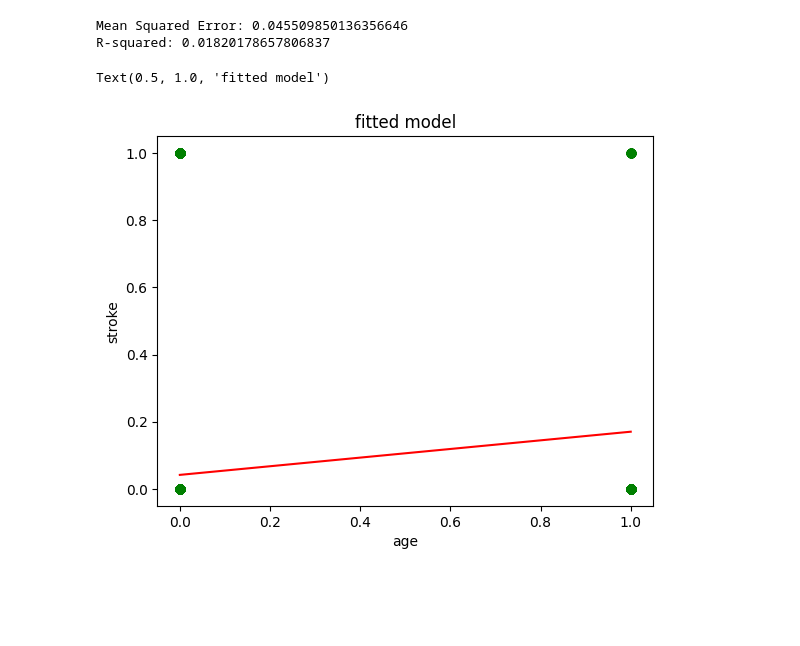
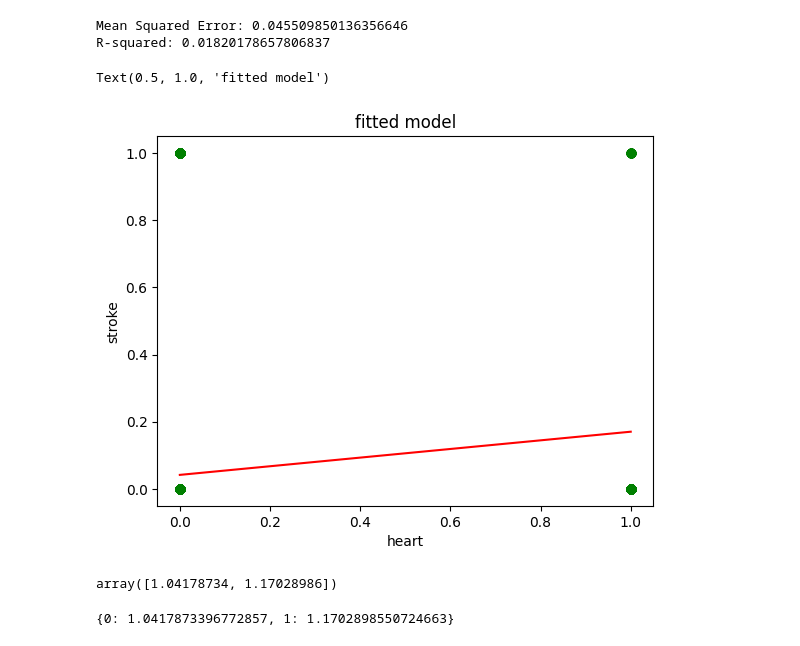
Before and after one commit to FabiusPaulus/Projekt24, a Jupyter notebook: stroke_regression_heart.ipynb, the cells around one changed output. Drawn from its saved outputs; the diff is of its cells as text; code cells hidden in the pictures; blank space fills up the shorter version.

```diff
--- a/stroke_regression_heart.ipynb
+++ b/stroke_regression_heart.ipynb
@@ -44,9 +44,9 @@ R-squared: 0.01820178657806837
 # %%
 plt.scatter(x,y, color ='green')
 plt.plot(x, model.predict(x), color='red')
-plt.xlabel('age')
+plt.xlabel('heart')
 plt.ylabel('stroke')
 plt.title('fitted model')
 # %% [output]
 Text(0.5, 1.0, 'fitted model')
-[figure, old version]
+[figure, new version]
@@ -52,0 +58,4 @@ Text(0.5, 1.0, 'fitted model')
+# %%
+total_heart_factor
+# %% [output]
+array([1.04178734, 1.17028986])
@@ -52,0 +66,4 @@ Text(0.5, 1.0, 'fitted model')
+# %%
+print(heart_heart_factor_dict)
+# %% [output]
+{0: 1.0417873396772857, 1: 1.1702898550724663}
```
Also changed, not shown: parts of 5 cells of this notebook, 2 other files.
